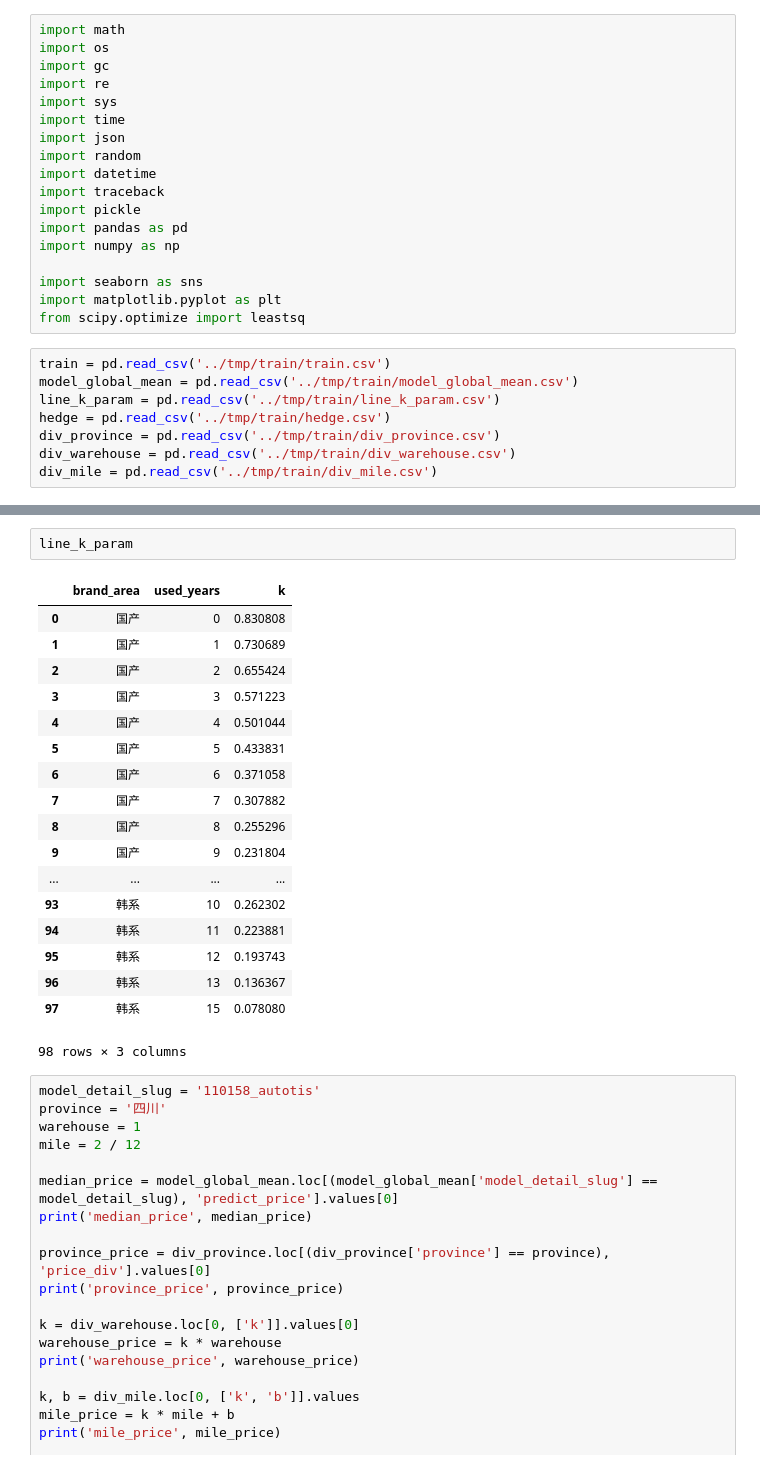
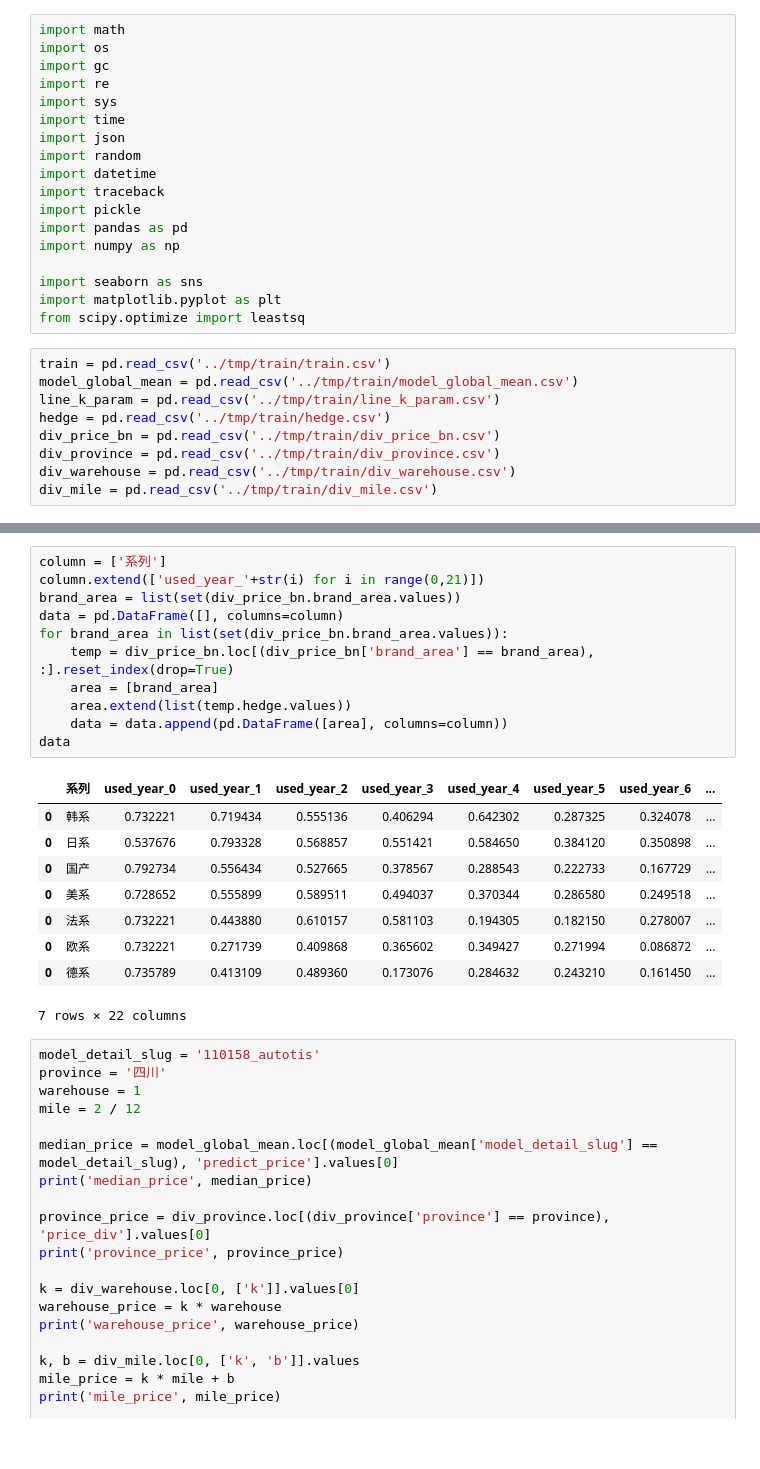
Before and after one commit to dj-lei/evaluation-predict, a Jupyter notebook: explore/analyze_display.ipynb, the cells around one changed output, grey strips where cells are left out. Saved outputs shown, nothing was run; the diff lists cells and outputs as text.

Commit message:
mod data_analyze

```diff
--- a/explore/analyze_display.ipynb
+++ b/explore/analyze_display.ipynb
@@ -21,6 +21,7 @@ train = pd.read_csv('../tmp/train/train.csv')
 model_global_mean = pd.read_csv('../tmp/train/model_global_mean.csv')
 line_k_param = pd.read_csv('../tmp/train/line_k_param.csv')
 hedge = pd.read_csv('../tmp/train/hedge.csv')
+div_price_bn = pd.read_csv('../tmp/train/div_price_bn.csv')
 div_province = pd.read_csv('../tmp/train/div_province.csv')
 div_warehouse = pd.read_csv('../tmp/train/div_warehouse.csv')
 div_mile = pd.read_csv('../tmp/train/div_mile.csv')
@@ -99,24 +101,24 @@ for brand_area in list(set(hedge.brand_area.values)):
-# %%
-line_k_param
-# %% [output]
-|  | brand_area | used_years | k |
-| 0 | 国产 | 0 | 0.830808 |
-| 1 | 国产 | 1 | 0.730689 |
-| 2 | 国产 | 2 | 0.655424 |
-| 3 | 国产 | 3 | 0.571223 |
-| 4 | 国产 | 4 | 0.501044 |
-| 5 | 国产 | 5 | 0.433831 |
-| 6 | 国产 | 6 | 0.371058 |
-| 7 | 国产 | 7 | 0.307882 |
-| 8 | 国产 | 8 | 0.255296 |
-| 9 | 国产 | 9 | 0.231804 |
-| ... | ... | ... | ... |
-| 93 | 韩系 | 10 | 0.262302 |
-| 94 | 韩系 | 11 | 0.223881 |
-| 95 | 韩系 | 12 | 0.193743 |
-| 96 | 韩系 | 13 | 0.136367 |
-| 97 | 韩系 | 15 | 0.078080 |
-98 rows × 3 columns
+# %%
+column = ['系列']
+column.extend(['used_year_'+str(i) for i in range(0,21)])
+brand_area = list(set(div_price_bn.brand_area.values))
+data = pd.DataFrame([], columns=column)
+for brand_area in list(set(div_price_bn.brand_area.values)):
+    temp = div_price_bn.loc[(div_price_bn['brand_area'] == brand_area), :].reset_index(drop=True)
+    area = [brand_area]
+    area.extend(list(temp.hedge.values))
+    data = data.append(pd.DataFrame([area], columns=column))
+data
+# %% [output]
+|  | 系列 | used_year_0 | used_year_1 | used_year_2 | used_year_3 | used_year_4 | used_year_5 | used_year_6 | ... |
+| 0 | 韩系 | 0.732221 | 0.719434 | 0.555136 | 0.406294 | 0.642302 | 0.287325 | 0.324078 | ... |
+| 0 | 日系 | 0.537676 | 0.793328 | 0.568857 | 0.551421 | 0.584650 | 0.384120 | 0.350898 | ... |
+| 0 | 国产 | 0.792734 | 0.556434 | 0.527665 | 0.378567 | 0.288543 | 0.222733 | 0.167729 | ... |
+| 0 | 美系 | 0.728652 | 0.555899 | 0.589511 | 0.494037 | 0.370344 | 0.286580 | 0.249518 | ... |
+| 0 | 法系 | 0.732221 | 0.443880 | 0.610157 | 0.581103 | 0.194305 | 0.182150 | 0.278007 | ... |
+| 0 | 欧系 | 0.732221 | 0.271739 | 0.409868 | 0.365602 | 0.349427 | 0.271994 | 0.086872 | ... |
+| 0 | 德系 | 0.735789 | 0.413109 | 0.489360 | 0.173076 | 0.284632 | 0.243210 | 0.161450 | ... |
+7 rows × 22 columns
 # %%
 model_detail_slug = '110158_autotis'
 province = '四川'
```
Also changed, not shown: parts of 4 cells of this notebook, 3 other files.
